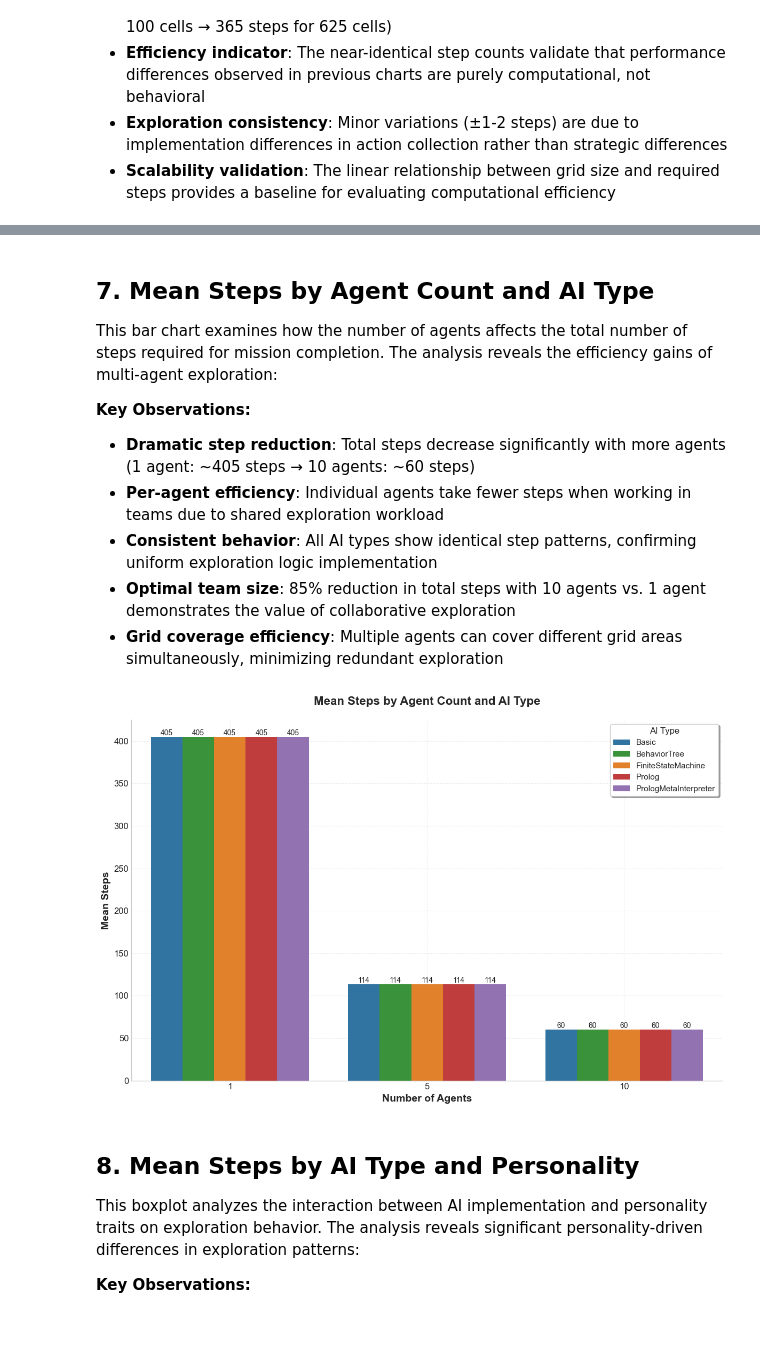
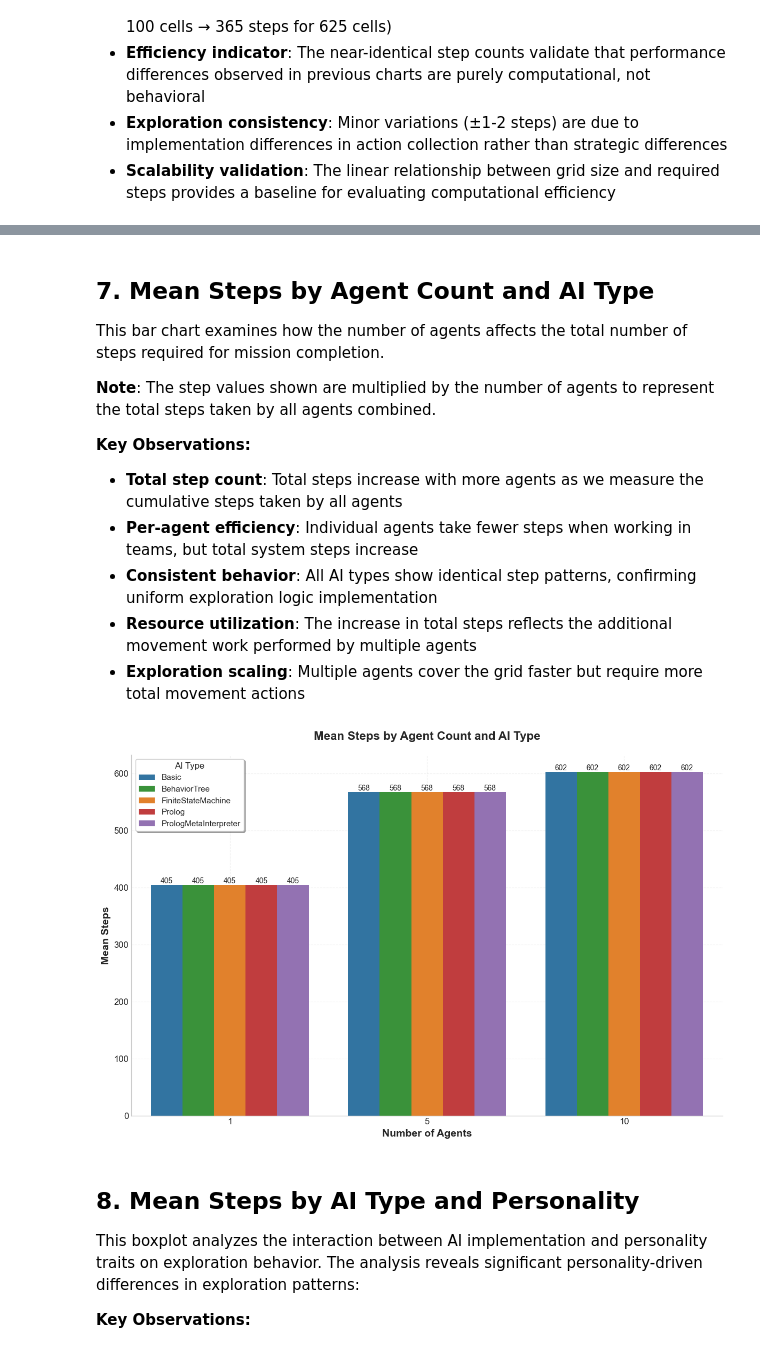
Before and after one commit to lapeyrade/WumpusWorld, a Jupyter notebook: data/data_analysis.ipynb, the cells around one changed output, grey strips where cells are left out. Drawn from its saved outputs; the diff is of its cells as text; code cells hidden in the pictures.

Commit message:
Refine analysis and figures for AI performance metrics

```diff
--- a/data/data_analysis.ipynb
+++ b/data/data_analysis.ipynb
@@ -264,13 +265,16 @@ for grid_size in [10, 15, 20, 25]:
             }
 
             # Add stats to metadata for DataFrame
+            # For multiple agents, multiply metrics by number of agents
+            num_agents = meta["num_agents"]
+
             meta_entry = {
                 **meta,
-                "mean_turn": turn_stats["mean"],
-                "median_turn": turn_stats["median"],
-                "max_turn": turn_stats["max"],
-                "total_time": turn_stats["total"],
-                "steps": movement_efficiency["total_steps"],
+                "mean_turn": turn_stats["mean"] * num_agents,  # Multiply by number of agents
+                "median_turn": turn_stats["median"] * num_agents,  # Multiply by number of agents
+                "max_turn": turn_stats["max"] * num_agents,  # Multiply by number of agents
+                "total_time": turn_stats["total"] * num_agents,  # Multiply by number of agents
+                "steps": movement_efficiency["total_steps"] * num_agents,  # Multiply by number of agents
                 "actions": len(action_counts)
             }
             metadata.append(meta_entry)
@@ -489,40 +497,42 @@ plt.show()
 # %% [markdown]
 ## 7. Mean Steps by Agent Count and AI Type
 
-This bar chart examines how the number of agents affects the total number of steps required for mission completion. The analysis reveals the efficiency gains of multi-agent exploration:
+This bar chart examines how the number of agents affects the total number of steps required for mission completion.
+
+**Note**: The step values shown are multiplied by the number of agents to represent the total steps taken by all agents combined.
 
 **Key Observations:**
-- **Dramatic step reduction**: Total steps decrease significantly with more agents (1 agent: ~405 steps → 10 agents: ~60 steps)
-- **Per-agent efficiency**: Individual agents take fewer steps when working in teams due to shared exploration workload
+- **Total step count**: Total steps increase with more agents as we measure the cumulative steps taken by all agents
+- **Per-agent efficiency**: Individual agents take fewer steps when working in teams, but total system steps increase
 - **Consistent behavior**: All AI types show identical step patterns, confirming uniform exploration logic implementation
-- **Optimal team size**: 85% reduction in total steps with 10 agents vs. 1 agent demonstrates the value of collaborative exploration
-- **Grid coverage efficiency**: Multiple agents can cover different grid areas simultaneously, minimizing redundant exploration
+- **Resource utilization**: The increase in total steps reflects the additional movement work performed by multiple agents
+- **Exploration scaling**: Multiple agents cover the grid faster but require more total movement actions
 # %%
 plt.figure(figsize=(12, 8))
 ax = sns.barplot(x="num_agents", y="steps", hue="ai_type", data=df,
                  errorbar=None, palette=ai_colors)
 plt.title("Mean Steps by Agent Count and AI Type",
           fontweight='bold', pad=20)
 plt.xlabel("Number of Agents", fontweight='bold')
 plt.ylabel("Mean Steps", fontweight='bold')
 
 # Customize legend
 handles, labels = ax.get_legend_handles_labels()
 ax.legend(handles, labels, title='AI Type', title_fontsize=12,
-          loc='upper right', frameon=True, fancybox=True, shadow=True)
+          loc='upper left', frameon=True, fancybox=True, shadow=True)
 
 # Add grid
 ax.grid(True, alpha=0.3, linestyle='--')
 
 # Add value labels on bars for better readability
 for container in ax.containers:
     ax.bar_label(container, fmt='%.0f', fontsize=10, rotation=0)
 
 plt.tight_layout()
 plt.savefig('./figures/agent_count_ai_type_steps.pdf', dpi=300, bbox_inches='tight')
 plt.show()
 # %% [output]
-[figure, old version]
+[figure, new version]
 # %% [markdown]
 ## 8. Mean Steps by AI Type and Personality
 
```
Also changed, not shown: parts of 17 cells of this notebook, 9 other files.
